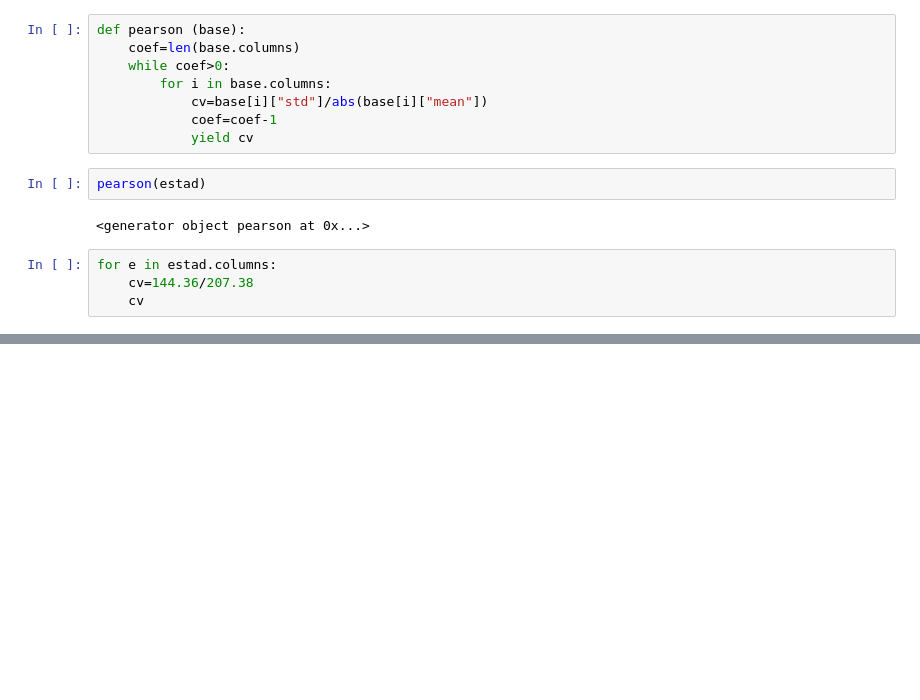
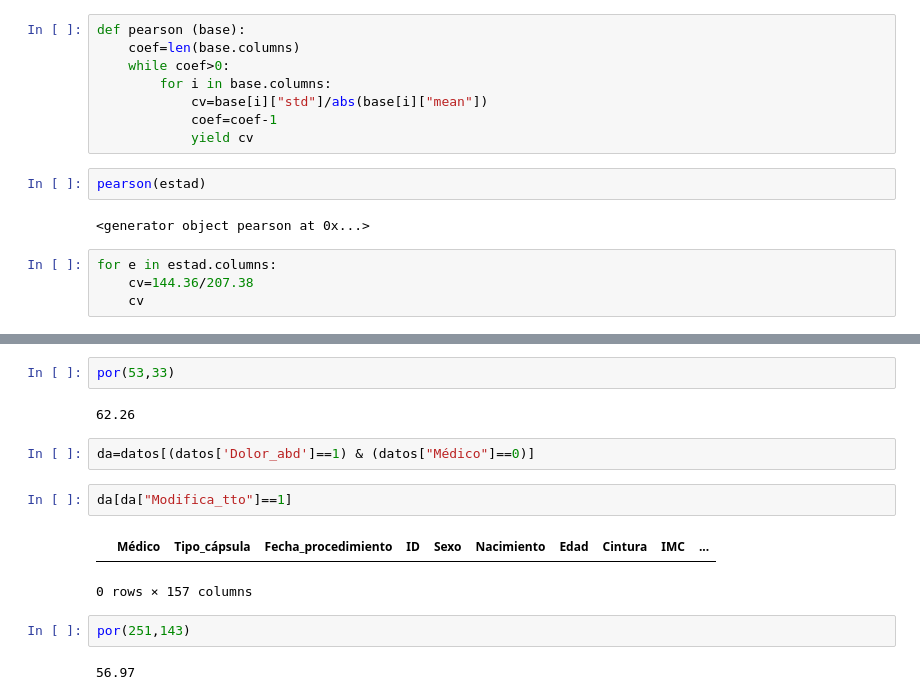
Before and after one commit to Hermenegildo12/Capsula_endoscopia, a Jupyter notebook: Capsula.ipynb, the cells around one changed output, grey strips where cells are left out. Cells and saved outputs as stored; diff of their text form; blank space fills up the shorter version.

```diff
--- a/Capsula.ipynb
+++ b/Capsula.ipynb
@@ -2487,0 +2530,15 @@ for e in estad.columns:
+# %%
+por(53,33)
+# %% [output]
+62.26
+# %%
+da=datos[(datos['Dolor_abd']==1) & (datos["Médico"]==0)]
+# %%
+da[da["Modifica_tto"]==1]
+# %% [output]
+|  | Médico | Tipo_cápsula | Fecha_procedimiento | ID | Sexo | Nacimiento | Edad | Cintura | IMC | ... |
+0 rows × 157 columns
+# %%
+por(251,143)
+# %% [output]
+56.97
```
Also changed, not shown: parts of 6 cells of this notebook, 1 other file.
